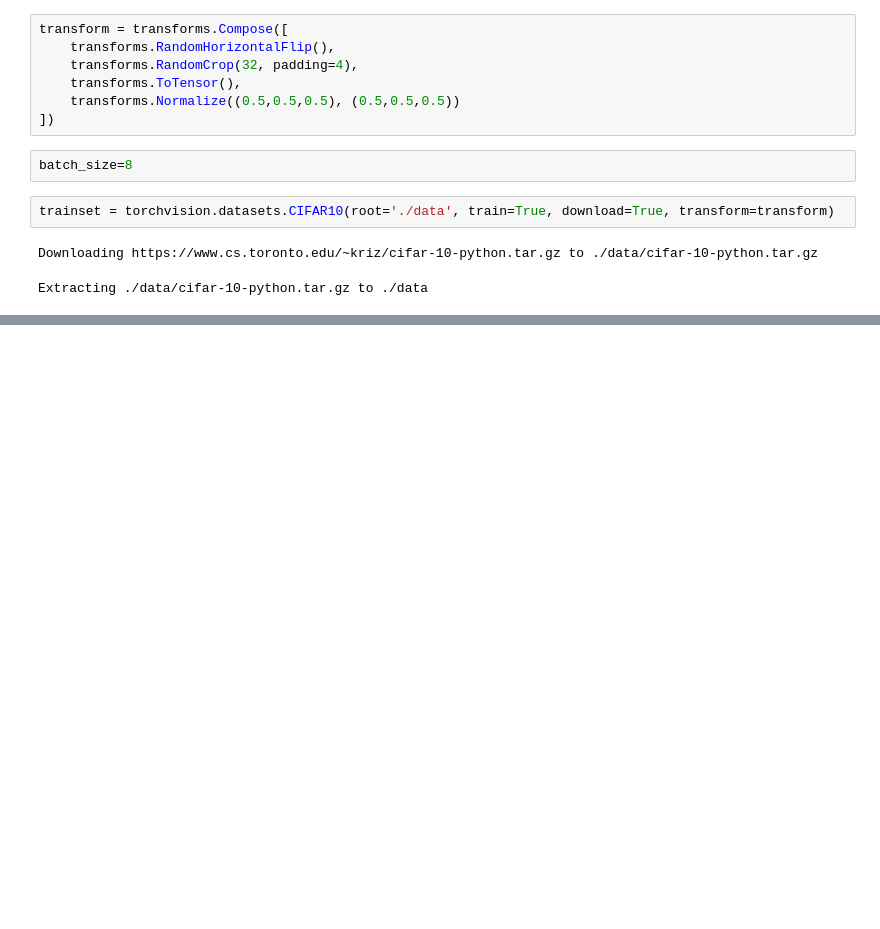
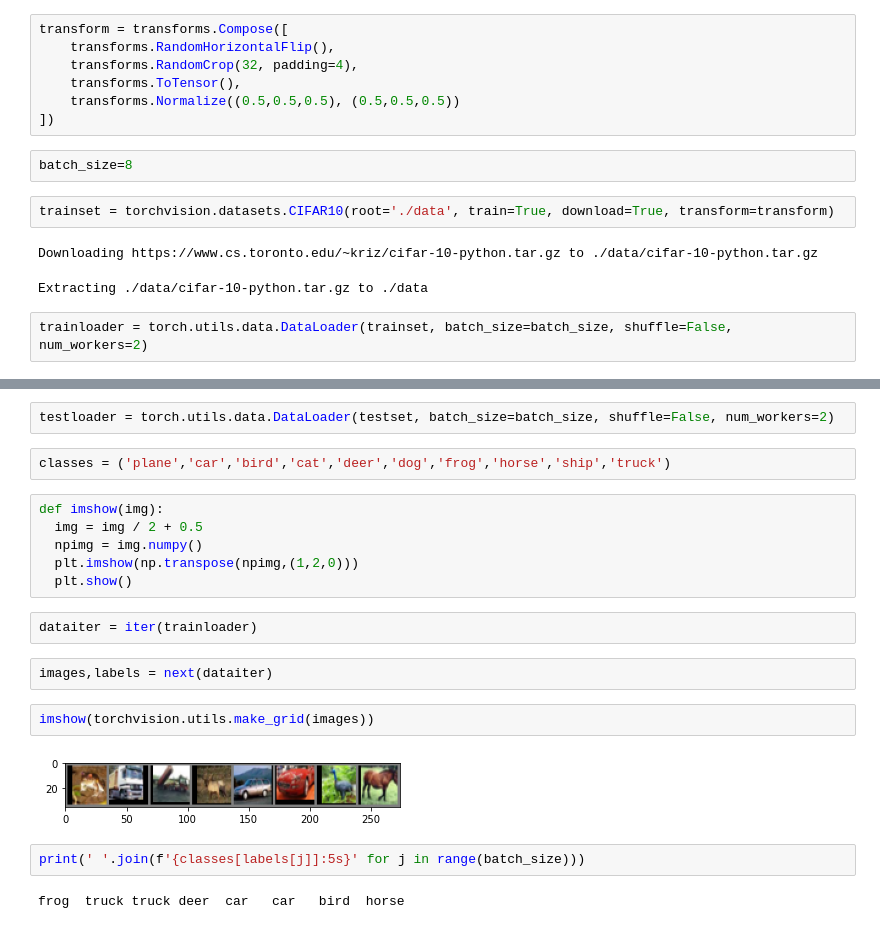
Before and after one commit to NikosKats/ColabFiles, a Jupyter notebook: TrainingAClassifier_CIFAR_10.ipynb, the cells around one changed output, grey strips where cells are left out. Saved outputs shown, nothing was run; the diff lists cells and outputs as text; blank space fills up the shorter version.

```diff
--- a/TrainingAClassifier_CIFAR_10.ipynb
+++ b/TrainingAClassifier_CIFAR_10.ipynb
@@ -23,3 +23,5 @@ trainset = torchvision.datasets.CIFAR10(root='./data', train=True, download=True
 # %% [output]
 Downloading https://www.cs.toronto.edu/~kriz/cifar-10-python.tar.gz to ./data/cifar-10-python.tar.gz
 Extracting ./data/cifar-10-python.tar.gz to ./data
+# %%
+trainloader = torch.utils.data.DataLoader(trainset, batch_size=batch_size, shuffle=False, num_workers=2)
@@ -25,0 +32,22 @@ Extracting ./data/cifar-10-python.tar.gz to ./data
+# %%
+testloader = torch.utils.data.DataLoader(testset, batch_size=batch_size, shuffle=False, num_workers=2)
+# %%
+classes = ('plane','car','bird','cat','deer','dog','frog','horse','ship','truck')
+# %%
+def imshow(img):
+  img = img / 2 + 0.5
+  npimg = img.numpy()
+  plt.imshow(np.transpose(npimg,(1,2,0)))
+  plt.show()
+# %%
+dataiter = iter(trainloader)
+# %%
+images,labels = next(dataiter)
+# %%
+imshow(torchvision.utils.make_grid(images))
+# %% [output]
+[figure, added]
+# %%
+print(' '.join(f'{classes[labels[j]]:5s}' for j in range(batch_size)))
+# %% [output]
+frog  truck truck deer  car   car   bird  horse
```
Also changed, not shown: parts of 1 cell of this notebook.
